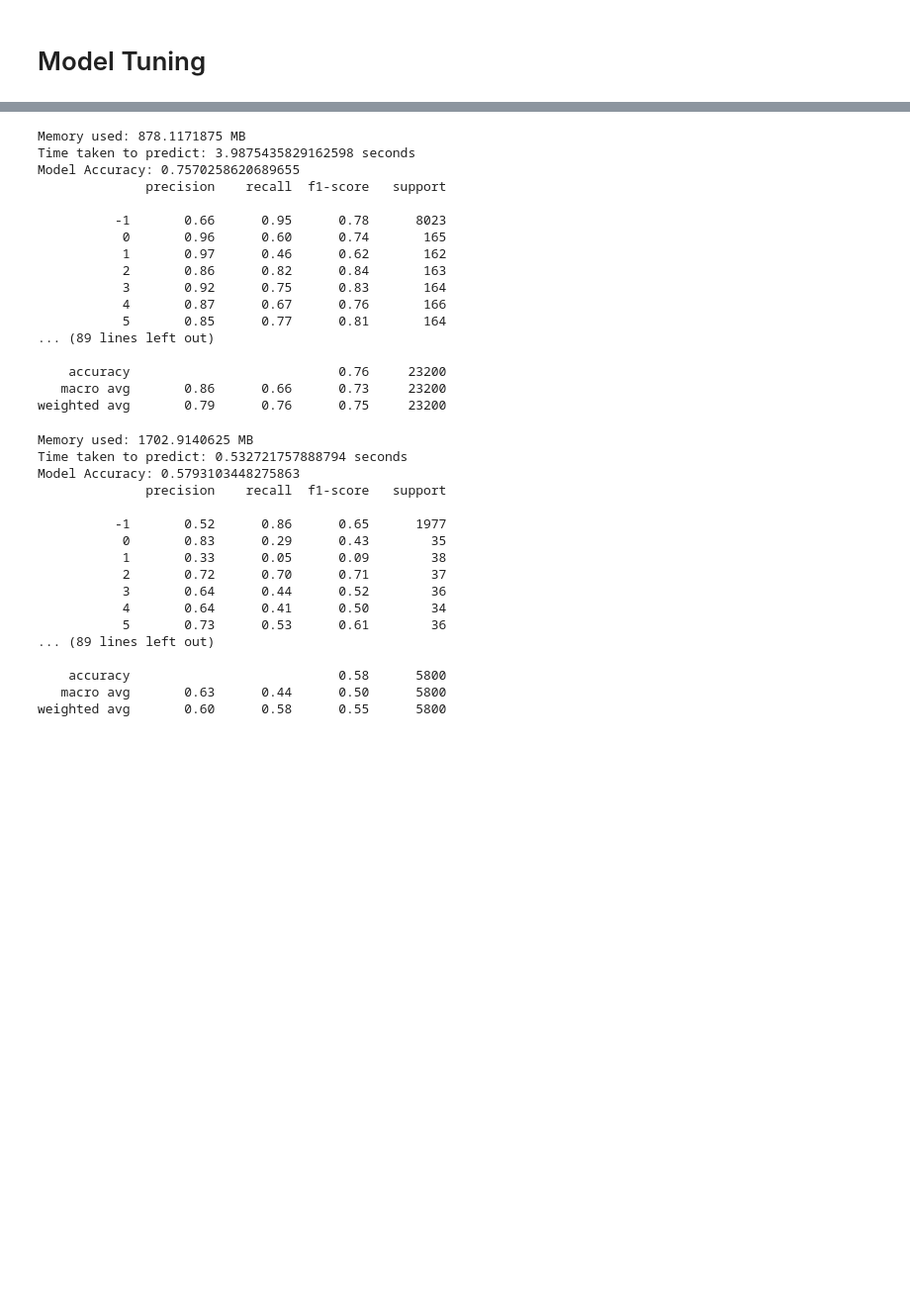
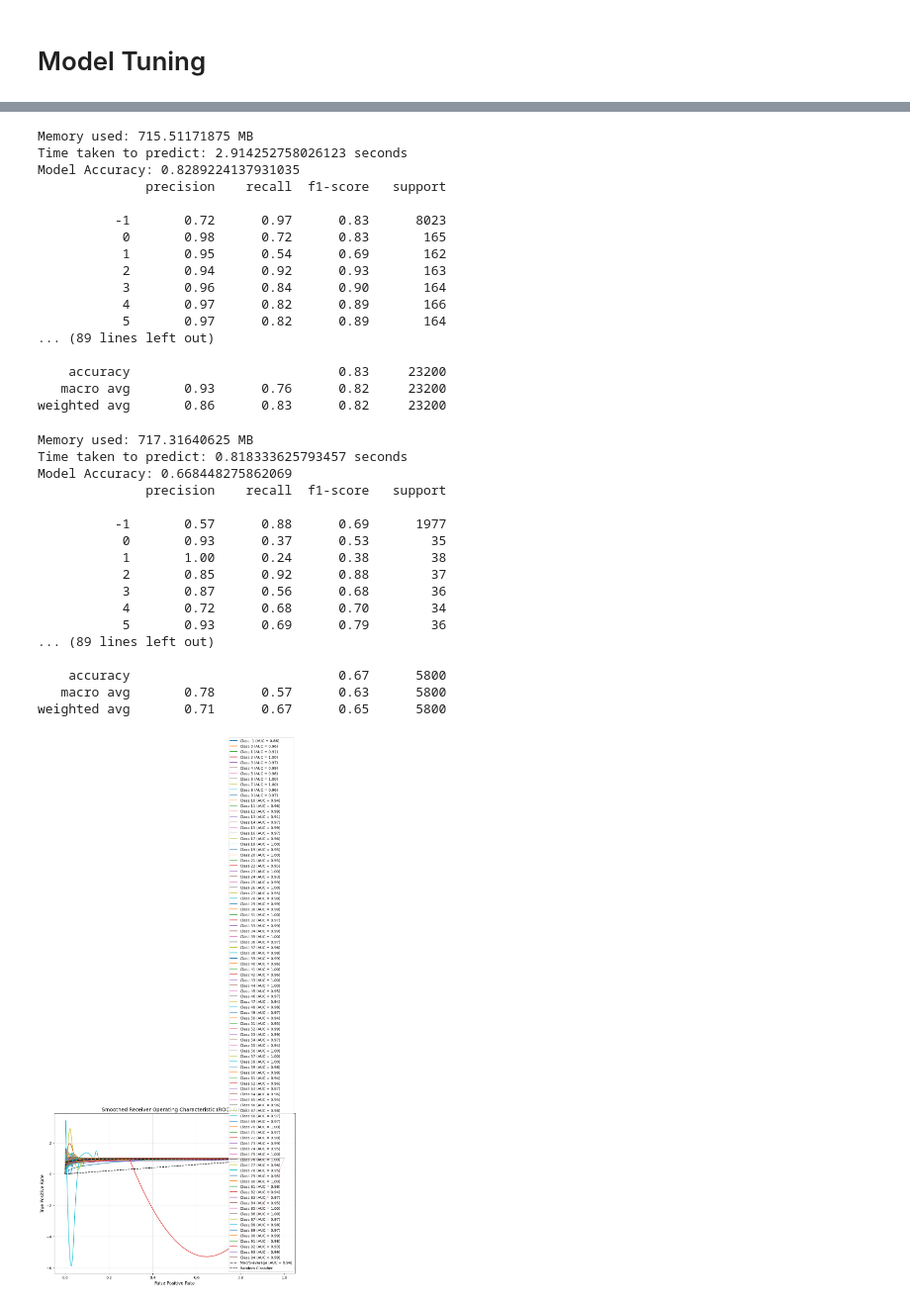
Before and after one commit to BettinaTee03/Machine-Learning-Group-Project, a Jupyter notebook: openworld_multiclass.ipynb, the cells around one changed output, grey strips where cells are left out. Shown at 99% size. Drawn from its saved outputs; the diff is of its cells as text; code cells hidden in the pictures; blank space fills up the shorter version.

```diff
--- a/openworld_multiclass.ipynb
+++ b/openworld_multiclass.ipynb
@@ -546,26 +594,26 @@ memory_used_selected_features_tuned_train = process.memory_info().rss / (1024 *
 # Print accuracy and other metrics
 print("Memory used:", memory_used_selected_features_tuned_train, "MB")
 print("Time taken to predict:", time_taken_selected_features_tuned_train, "seconds")
-print("Model Accuracy:", accuracy_score(y_train, y_train_pred_tuned))
-print(classification_report(y_train, y_train_pred_tuned))
+print("Model Accuracy:", accuracy_score(y_initial_train, y_initial_train_pred_tuned))
+print(classification_report(y_initial_train, y_initial_train_pred_tuned))
 # %% [output]
-Memory used: 878.1171875 MB
-Time taken to predict: 3.9875435829162598 seconds
-Model Accuracy: 0.7570258620689655
+Memory used: 715.51171875 MB
+Time taken to predict: 2.914252758026123 seconds
+Model Accuracy: 0.8289224137931035
               precision    recall  f1-score   support
 
-          -1       0.66      0.95      0.78      8023
-           0       0.96      0.60      0.74       165
-           1       0.97      0.46      0.62       162
-           2       0.86      0.82      0.84       163
-           3       0.92      0.75      0.83       164
-           4       0.87      0.67      0.76       166
-           5       0.85      0.77      0.81       164
+          -1       0.72      0.97      0.83      8023
+           0       0.98      0.72      0.83       165
+           1       0.95      0.54      0.69       162
+           2       0.94      0.92      0.93       163
+           3       0.96      0.84      0.90       164
+           4       0.97      0.82      0.89       166
+           5       0.97      0.82      0.89       164
 ... (89 lines left out)
 
-    accuracy                           0.76     23200
-   macro avg       0.86      0.66      0.73     23200
-weighted avg       0.79      0.76      0.75     23200
+    accuracy                           0.83     23200
+   macro avg       0.93      0.76      0.82     23200
+weighted avg       0.86      0.83      0.82     23200
 # %%
 # Create a process object to track current process
 process = psutil.Process(os.getpid())
@@ -584,26 +630,26 @@ memory_used_selected_features_tuned_test = process.memory_info().rss / (1024 * 1
 # Print accuracy and other metrics
 print("Memory used:", memory_used_selected_features_tuned_test, "MB")
 print("Time taken to predict:", time_taken_selected_features_tuned_test, "seconds")
-print("Model Accuracy:", accuracy_score(y_test, y_test_pred_tuned))
-print(classification_report(y_test, y_test_pred_tuned))
+print("Model Accuracy:", accuracy_score(y_initial_test, y_initial_test_pred_tuned))
+print(classification_report(y_initial_test, y_initial_test_pred_tuned))
 # %% [output]
-Memory used: 1702.9140625 MB
-Time taken to predict: 0.532721757888794 seconds
-Model Accuracy: 0.5793103448275863
+Memory used: 717.31640625 MB
+Time taken to predict: 0.818333625793457 seconds
+Model Accuracy: 0.668448275862069
               precision    recall  f1-score   support
 
-          -1       0.52      0.86      0.65      1977
-           0       0.83      0.29      0.43        35
-           1       0.33      0.05      0.09        38
-           2       0.72      0.70      0.71        37
-           3       0.64      0.44      0.52        36
-           4       0.64      0.41      0.50        34
-           5       0.73      0.53      0.61        36
+          -1       0.57      0.88      0.69      1977
+           0       0.93      0.37      0.53        35
+           1       1.00      0.24      0.38        38
+           2       0.85      0.92      0.88        37
+           3       0.87      0.56      0.68        36
+           4       0.72      0.68      0.70        34
+           5       0.93      0.69      0.79        36
 ... (89 lines left out)
 
-    accuracy                           0.58      5800
-   macro avg       0.63      0.44      0.50      5800
-weighted avg       0.60      0.58      0.55      5800
+    accuracy                           0.67      5800
+   macro avg       0.78      0.57      0.63      5800
+weighted avg       0.71      0.67      0.65      5800
 # %%
 from sklearn.metrics import roc_curve, auc
 from scipy.interpolate import interp1d
@@ -612,11 +658,11 @@ import matplotlib.pyplot as plt
 import numpy as np
 
 # Binarize the test labels
-classes = clf_selected_features.classes_
-y_test_bin = label_binarize(y_test, classes=classes)
+classes = grid.classes_
+y_initial_test_bin = label_binarize(y_initial_test, classes=classes)
 
 # Get predicted probabilities
-y_test_proba = clf_selected_features.predict_proba(X_test)
+y_initial_test_proba = grid.predict_proba(X_initial_test)
 
 # Function to smooth the ROC curve
 def smooth_curve(x, y, num_points=1000):
@@ -637,7 +683,7 @@ roc_aucs = []
 
 # Compute ROC for each class
 for i, class_label in enumerate(classes):
-    fpr, tpr, _ = roc_curve(y_test_bin[:, i], y_test_proba[:, i])
+    fpr, tpr, _ = roc_curve(y_initial_test_bin[:, i], y_initial_test_proba[:, i])
     roc_auc = auc(fpr, tpr)
 
     # Smooth the curve
@@ -653,30 +699,32 @@ for i, class_label in enumerate(classes):
 try:
     # Prepare for macro-average
     all_fpr = np.unique(np.concatenate([roc[2] for roc in roc_aucs]))
     mean_tpr = np.zeros_like(all_fpr)
 
     # Interpolate and average TPR
     for _, _, fpr, tpr in roc_aucs:
         mean_tpr += np.interp(all_fpr, fpr, tpr)
     mean_tpr /= len(roc_aucs)
 
     # Compute macro-average AUC
     macro_auc = auc(all_fpr, mean_tpr)
 
     # Plot macro-average ROC curve
     plt.plot(all_fpr, mean_tpr, label=f'Macro-average (AUC = {macro_auc:.2f})',
              color='black', linestyle='--', linewidth=2)
 except Exception as e:
     print(f"Error computing macro-average: {e}")
 
 # Plot chance line
 plt.plot([0, 1], [0, 1], 'k--', label='Random Classifier')
 
 # Customize the plot
 plt.xlabel('False Positive Rate', fontsize=12)
 plt.ylabel('True Positive Rate', fontsize=12)
 plt.title('Smoothed Receiver Operating Characteristic (ROC) Curve', fontsize=14)
 plt.legend(loc='lower right', fontsize=10)
 plt.grid(alpha=0.3)
 plt.tight_layout()
 plt.show()
+# %% [output]
+[figure, added]
```
Also changed, not shown: parts of 16 cells of this notebook.
